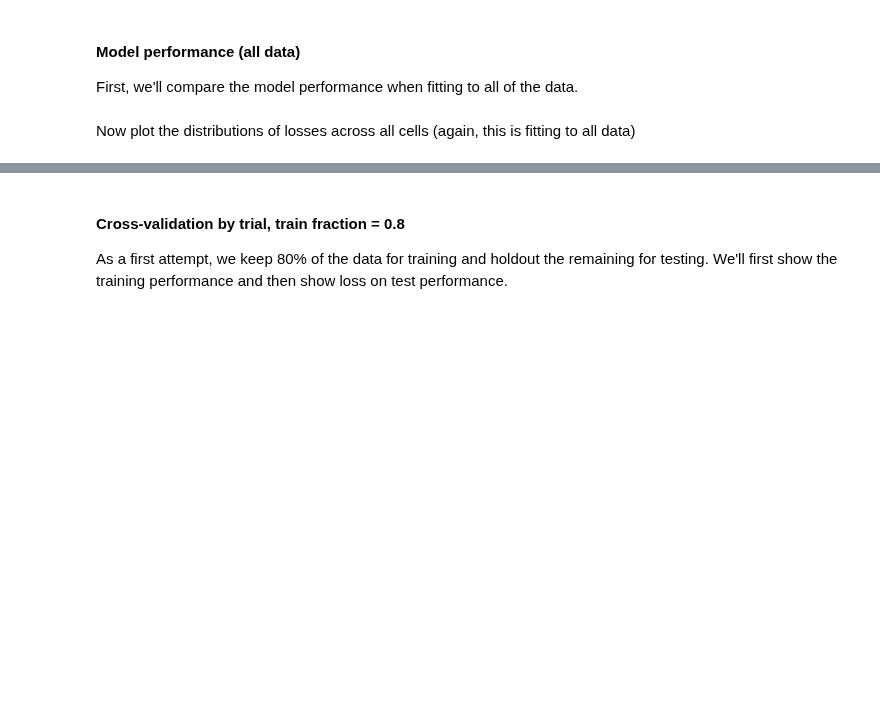
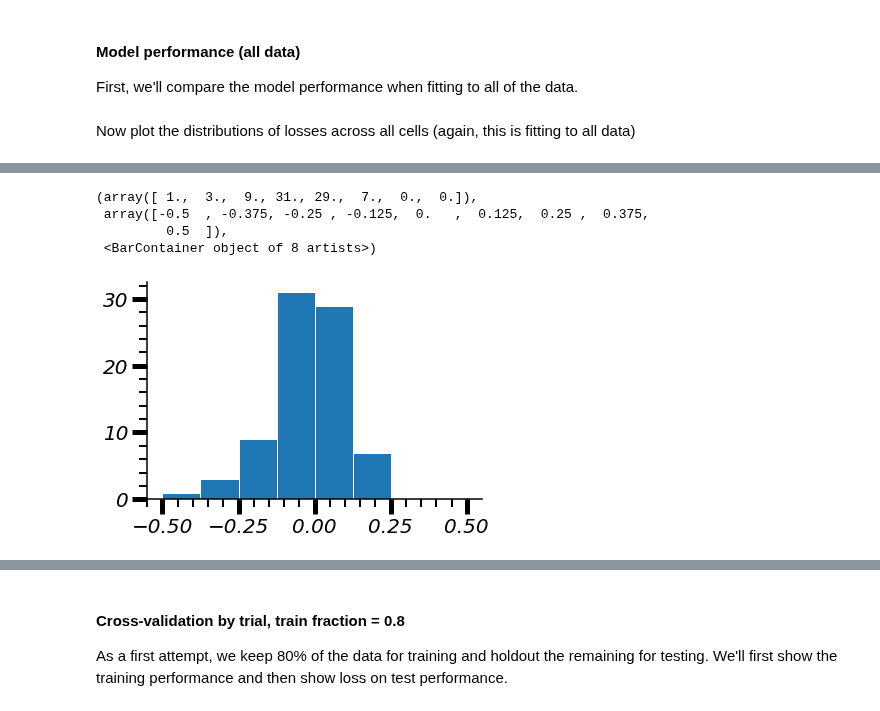
Before and after one commit to paul-levy/SF-diversity, a Jupyter notebook: 01_sfTuning_contrast.ipynb, the cells around one changed output, grey strips where cells are left out. Cells and saved outputs as stored; diff of their text form; code cells hidden in the pictures; blank space fills up the shorter version.

```diff
--- a/01_sfTuning_contrast.ipynb
+++ b/01_sfTuning_contrast.ipynb
@@ -181,0 +258,9 @@ pdfSv.close()
+# %%
+smn_loss = np.array([slp_mod_nu[x]['totalNLL'][0] for x in range(81)])
+
+restrName = dogName.replace('19','26')
+slp_mod_restr = hf.np_smart_load('%s/structures/%s' % (expDir, hf.descrFit_name(loss_type, descrBase=restrName, modelName=hf.descrMod_name(dog_model), joint=7)));
+
+smr_loss = np.array([slp_mod_restr[x]['totalNLL'][0] for x in range(81)])
+# %%
+slps_smr = np.array([-slp_mod_restr[x]['paramList'][0][1] for x in range(81)])
@@ -181,0 +269,8 @@ pdfSv.close()
+# %%
+plt.hist(slps_smr, bins = np.linspace(-0.5, 0.5, 9))
+# %% [output]
+(array([ 1.,  3.,  9., 31., 29.,  7.,  0.,  0.]),
+ array([-0.5  , -0.375, -0.25 , -0.125,  0.   ,  0.125,  0.25 ,  0.375,
+         0.5  ]),
+ <BarContainer object of 8 artists>)
+[figure, added]
```
Also changed, not shown: parts of 44 cells of this notebook, 7 other files.
